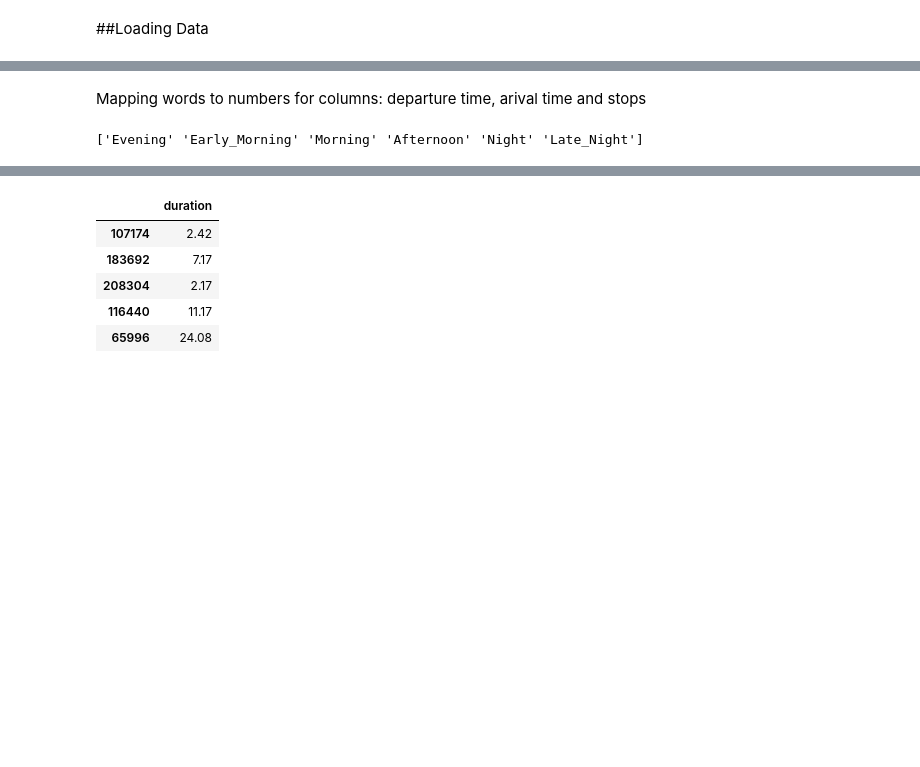
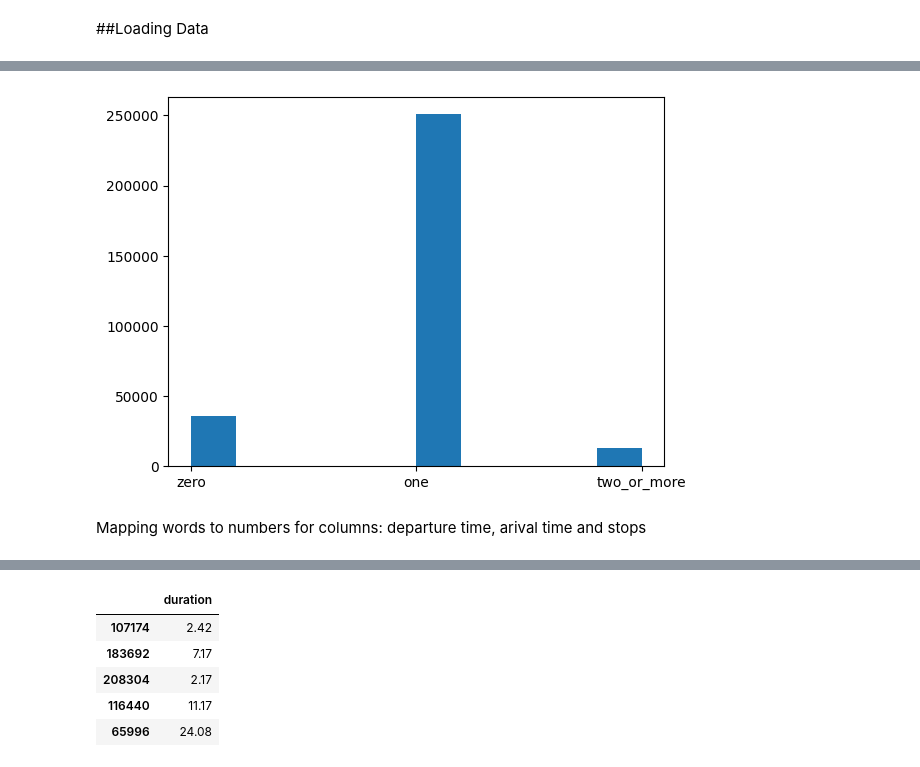
Before and after one commit to jadrzy/ProjectPythonForMachineLearning, a Jupyter notebook: notebooks/InitialDataAnalysis.ipynb, the cells around one changed output, grey strips where cells are left out. Drawn from its saved outputs; the diff is of its cells as text; code cells hidden in the pictures; blank space fills up the shorter version.

```diff
--- a/notebooks/InitialDataAnalysis.ipynb
+++ b/notebooks/InitialDataAnalysis.ipynb
@@ -66,7 +61,7 @@ data.head()
+# %%
+plt.hist(data['stops'])
+plt.show()
+# %% [output]
+[figure, added]
 # %% [markdown]
 Mapping words to numbers for columns: departure time, arival time and stops
-# %%
-time=data['departure_time'].unique()
-print(time)
-# %% [output]
-['Evening' 'Early_Morning' 'Morning' 'Afternoon' 'Night' 'Late_Night']
```
Also changed, not shown: parts of 5 cells of this notebook.
